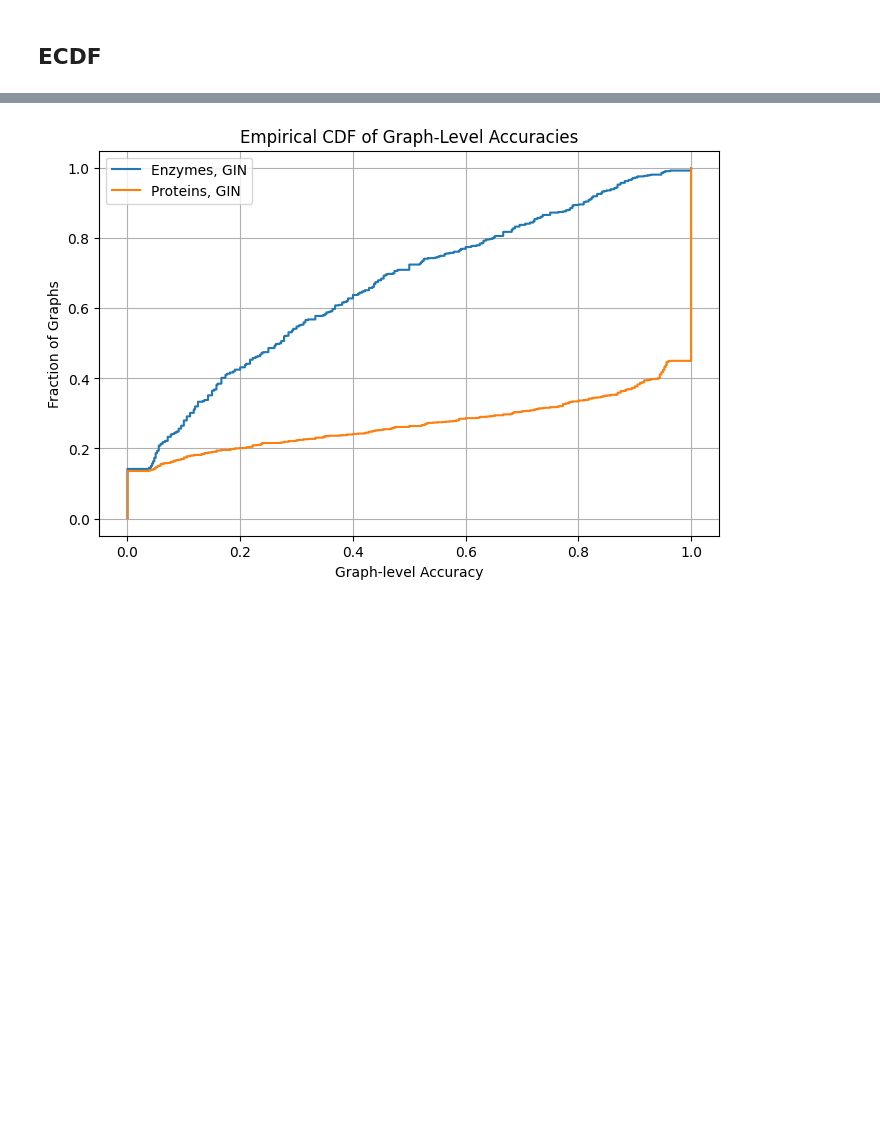
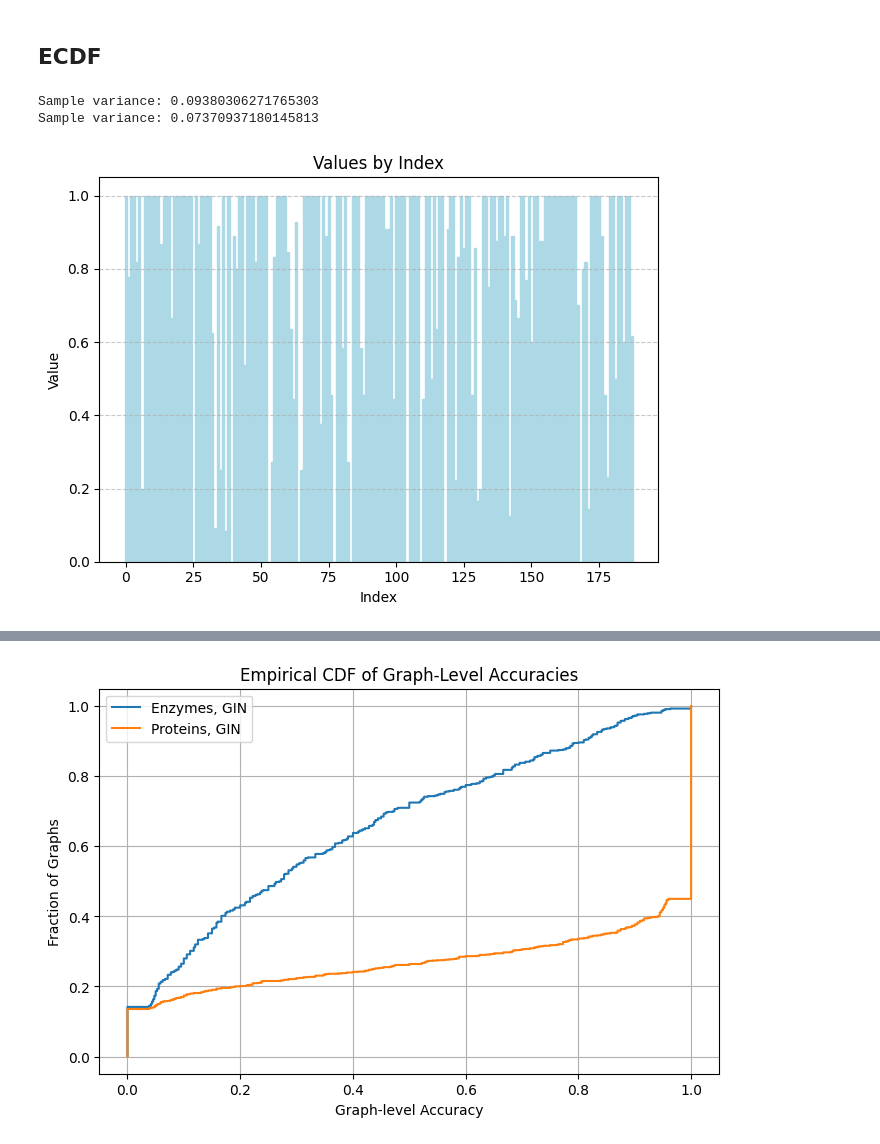
Before and after one commit to LFesser97/graph_moes, a Jupyter notebook: accuracy_histograms.ipynb, the cells around one changed output, grey strips where cells are left out. Saved outputs shown, nothing was run; the diff lists cells and outputs as text; code cells hidden in the pictures; blank space fills up the shorter version.

```diff
--- a/accuracy_histograms.ipynb
+++ b/accuracy_histograms.ipynb
@@ -323,5 +323,17 @@ def compute_ecdf(accuracies):
     y = np.arange(1, n + 1) / n
 
     return x, y
+
+def plot_list(values):
+    indices = range(len(values))
+
+    plt.figure()
+    plt.bar(indices, values, color='lightblue', edgecolor='lightblue')
+    plt.xlabel('Index')
+    plt.ylabel('Value')
+    plt.title('Values by Index')
+    plt.grid(axis='y', linestyle='--', alpha=0.7)
+    plt.tight_layout()
+    plt.show()
 # %%
 # MLP
@@ -333,2 +349,17 @@ enzymes_avgs = [np.mean(value) for value in enzymes_dict.values()]
+# %%
+import statistics
+
+mlp_var = statistics.variance(enzymes_avgs)
+print(f"Sample variance: {mlp_var}")
+
+moe_var = statistics.variance(moe_avgs)
+print(f"Sample variance: {moe_var}")
+# %% [output]
+Sample variance: 0.09380306271765303
+Sample variance: 0.07370937180145813
+# %%
+plot_list(enzymes_avgs)
+# %% [output]
+[figure, added]
 # %%
 x1, y1 = compute_ecdf(enzymes_avgs)
```
Also changed, not shown: parts of 2 cells of this notebook, 32 other files.
